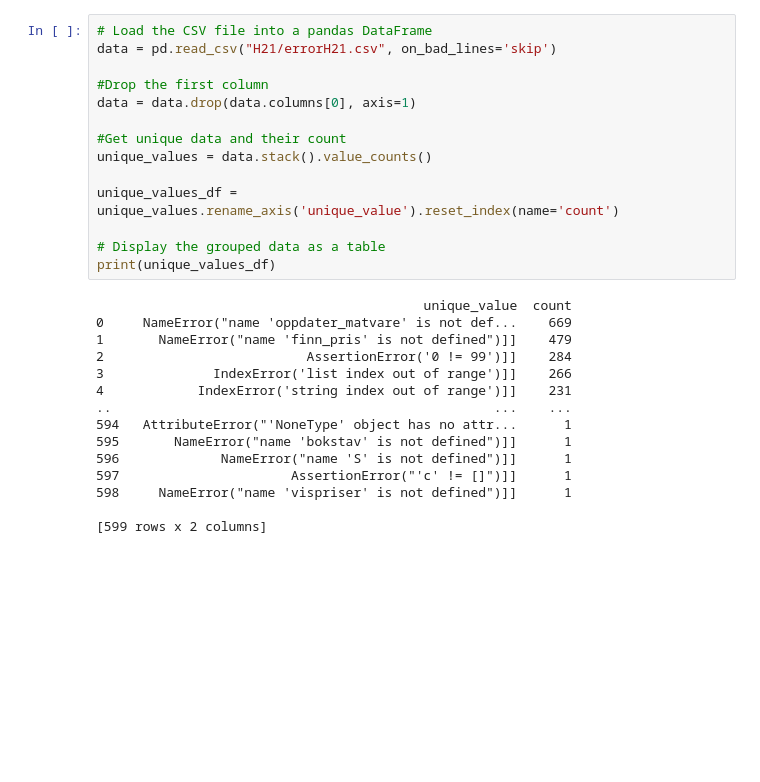
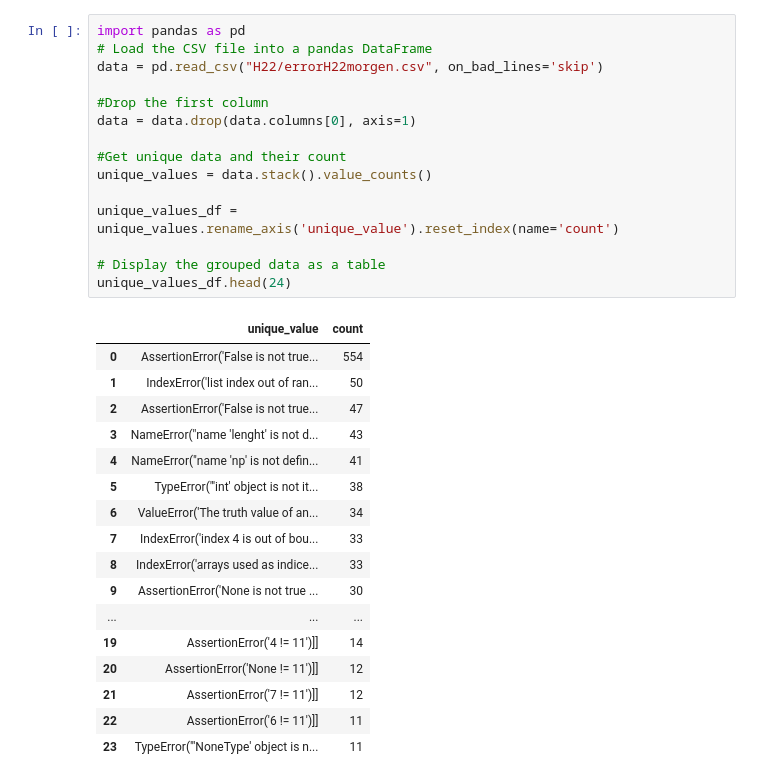
Before and after one commit to sigmundcook/Master_results, a Jupyter notebook: data.ipynb, the cells around one changed output. Cells and saved outputs as stored; diff of their text form; blank space fills up the shorter version.

```diff
--- a/data.ipynb
+++ b/data.ipynb
@@ -115,29 +118,33 @@ Sum of KeyError:  45
 # %%
+import pandas as pd
 # Load the CSV file into a pandas DataFrame
-data = pd.read_csv("H21/errorH21.csv", on_bad_lines='skip')
+data = pd.read_csv("H22/errorH22morgen.csv", on_bad_lines='skip')
 
 #Drop the first column
 data = data.drop(data.columns[0], axis=1)
 
 #Get unique data and their count
 unique_values = data.stack().value_counts()
 
 unique_values_df = unique_values.rename_axis('unique_value').reset_index(name='count')
 
 # Display the grouped data as a table
-print(unique_values_df)
+unique_values_df.head(24)
 # %% [output]
-                                          unique_value  count
-0     NameError("name 'oppdater_matvare' is not def...    669
-1       NameError("name 'finn_pris' is not defined")]]    479
-2                          AssertionError('0 != 99')]]    284
-3              IndexError('list index out of range')]]    266
-4            IndexError('string index out of range')]]    231
-..                                                 ...    ...
-594   AttributeError("'NoneType' object has no attr...      1
-595       NameError("name 'bokstav' is not defined")]]      1
-596             NameError("name 'S' is not defined")]]      1
-597                      AssertionError("'c' != []")]]      1
-598     NameError("name 'vispriser' is not defined")]]      1
-
-[599 rows x 2 columns]
+|  | unique_value | count |
+| 0 | AssertionError('False is not true... | 554 |
+| 1 | IndexError('list index out of ran... | 50 |
+| 2 | AssertionError('False is not true... | 47 |
+| 3 | NameError("name 'lenght' is not d... | 43 |
+| 4 | NameError("name 'np' is not defin... | 41 |
+| 5 | TypeError("'int' object is not it... | 38 |
+| 6 | ValueError('The truth value of an... | 34 |
+| 7 | IndexError('index 4 is out of bou... | 33 |
+| 8 | IndexError('arrays used as indice... | 33 |
+| 9 | AssertionError('None is not true ... | 30 |
+| ... | ... | ... |
+| 19 | AssertionError('4 != 11')]] | 14 |
+| 20 | AssertionError('None != 11')]] | 12 |
+| 21 | AssertionError('7 != 11')]] | 12 |
+| 22 | AssertionError('6 != 11')]] | 11 |
+| 23 | TypeError("'NoneType' object is n... | 11 |
```
Also changed, not shown: parts of 12 cells of this notebook, 6 other files.
